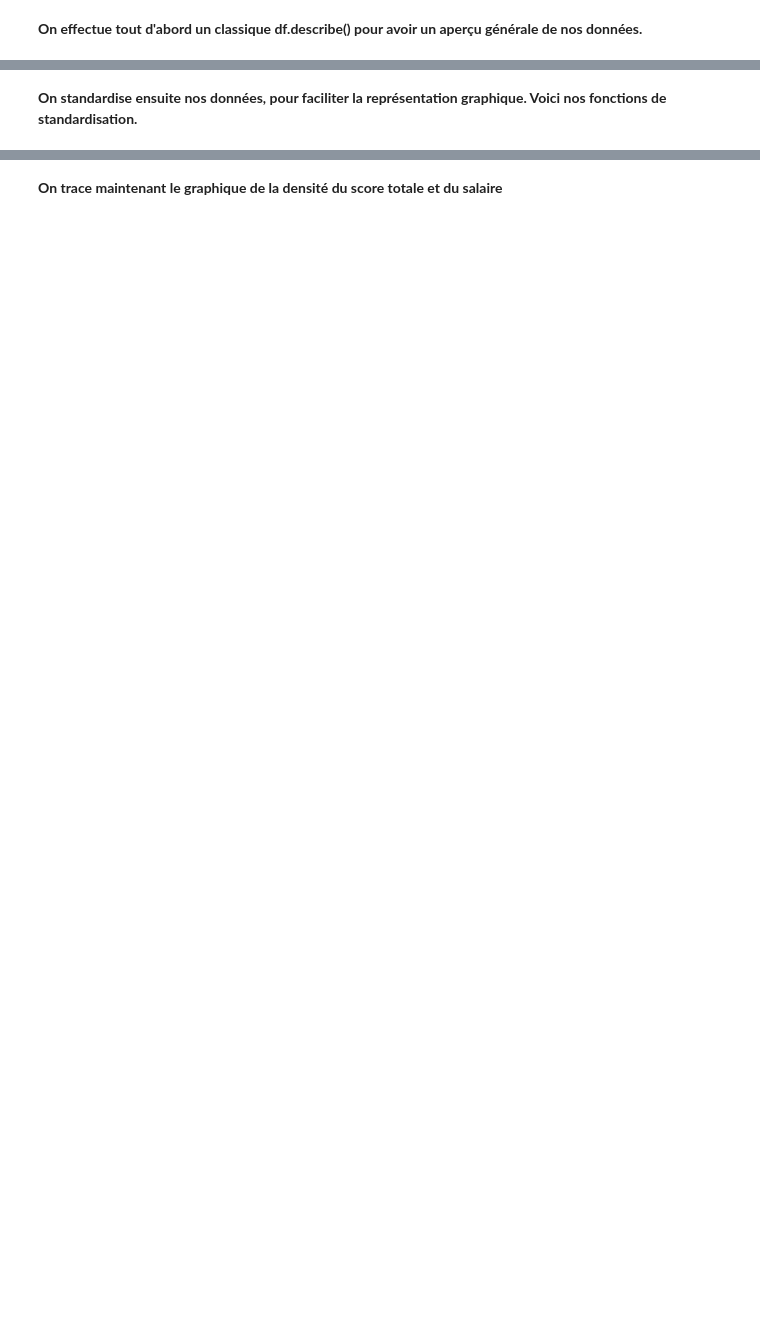
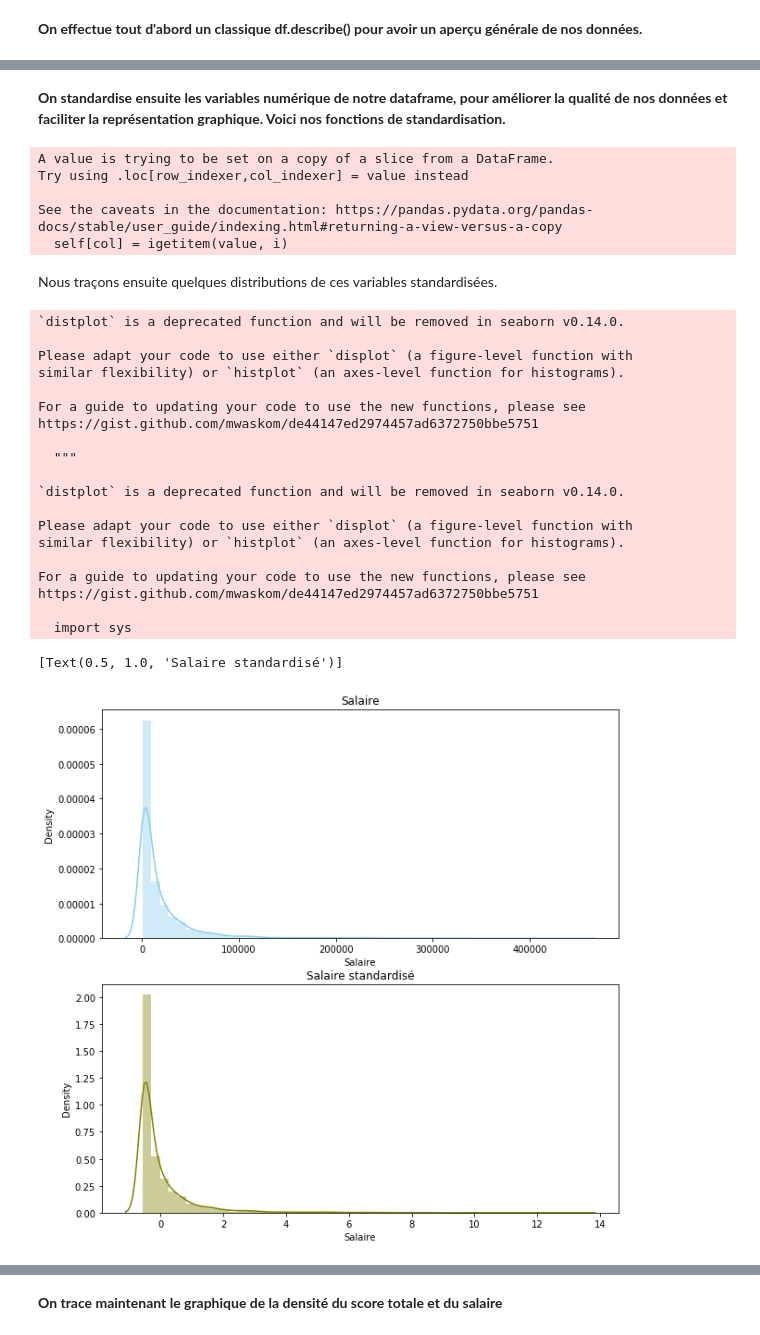
Before and after one commit to ambreetienne/Projet-python, a Jupyter notebook: Notebook_final.ipynb, the cells around one changed output, grey strips where cells are left out. Saved outputs shown, nothing was run; the diff lists cells and outputs as text; code cells hidden in the pictures; blank space fills up the shorter version.

```diff
--- a/Notebook_final.ipynb
+++ b/Notebook_final.ipynb
@@ -221,2 +247,46 @@ df.describe()
 # %% [markdown]
-**On standardise ensuite nos données, pour faciliter la représentation graphique. Voici nos fonctions de standardisation.**
+**On standardise ensuite les variables numérique de notre dataframe, pour améliorer la qualité de nos données et faciliter la représentation graphique. Voici nos fonctions de standardisation.**
+# %%
+col_modele=["Age","Taille","Salaire","Valeur","Score total","Attaque","Technique","Mouvement","Puissance","Defense","Gardien","Etat Esprit"]
+df2=df[col_modele]
+features = df[col_modele]
+features = StandardScaler().fit(features.values).transform(features.values)
+df2[col_modele] = features
+# %% [output]
+A value is trying to be set on a copy of a slice from a DataFrame.
+Try using .loc[row_indexer,col_indexer] = value instead
+
+See the caveats in the documentation: https://pandas.pydata.org/pandas-docs/stable/user_guide/indexing.html#returning-a-view-versus-a-copy
+  self[col] = igetitem(value, i)
+# %% [markdown]
+Nous traçons ensuite quelques distributions de ces variables standardisées.
+# %%
+#Variable salaire
+
+f, axes = plt.subplots(2, figsize=(10, 10))
+
+sns.distplot(df["Salaire"] , color="skyblue", ax=axes[0]).set(title='Salaire')
+
+sns.distplot(df2["Salaire"] , color="olive", ax=axes[1]).set(title='Salaire standardisé')
+# %% [output]
+`distplot` is a deprecated function and will be removed in seaborn v0.14.0.
+
+Please adapt your code to use either `displot` (a figure-level function with
+similar flexibility) or `histplot` (an axes-level function for histograms).
+
+For a guide to updating your code to use the new functions, please see
+https://gist.github.com/mwaskom/de44147ed2974457ad6372750bbe5751
+
+  """
+
+`distplot` is a deprecated function and will be removed in seaborn v0.14.0.
+
+Please adapt your code to use either `displot` (a figure-level function with
+similar flexibility) or `histplot` (an axes-level function for histograms).
+
+For a guide to updating your code to use the new functions, please see
+https://gist.github.com/mwaskom/de44147ed2974457ad6372750bbe5751
+
+  import sys
+[Text(0.5, 1.0, 'Salaire standardisé')]
+[figure, added]
```
Also changed, not shown: parts of 61 cells of this notebook.
